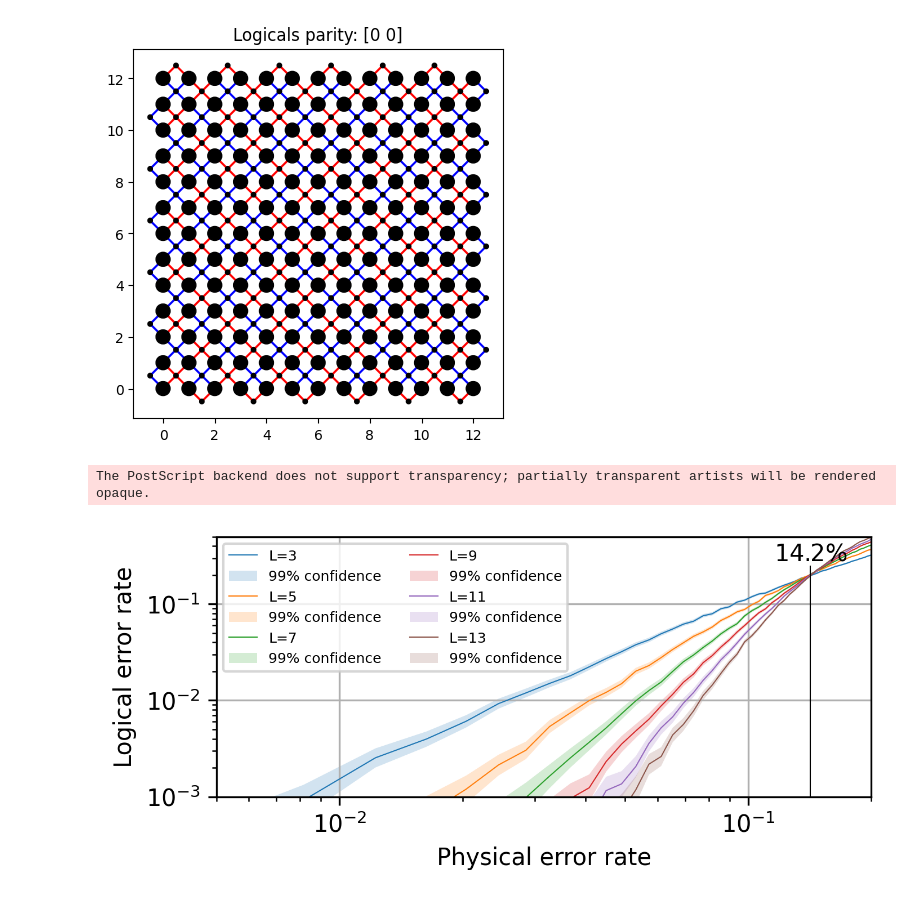
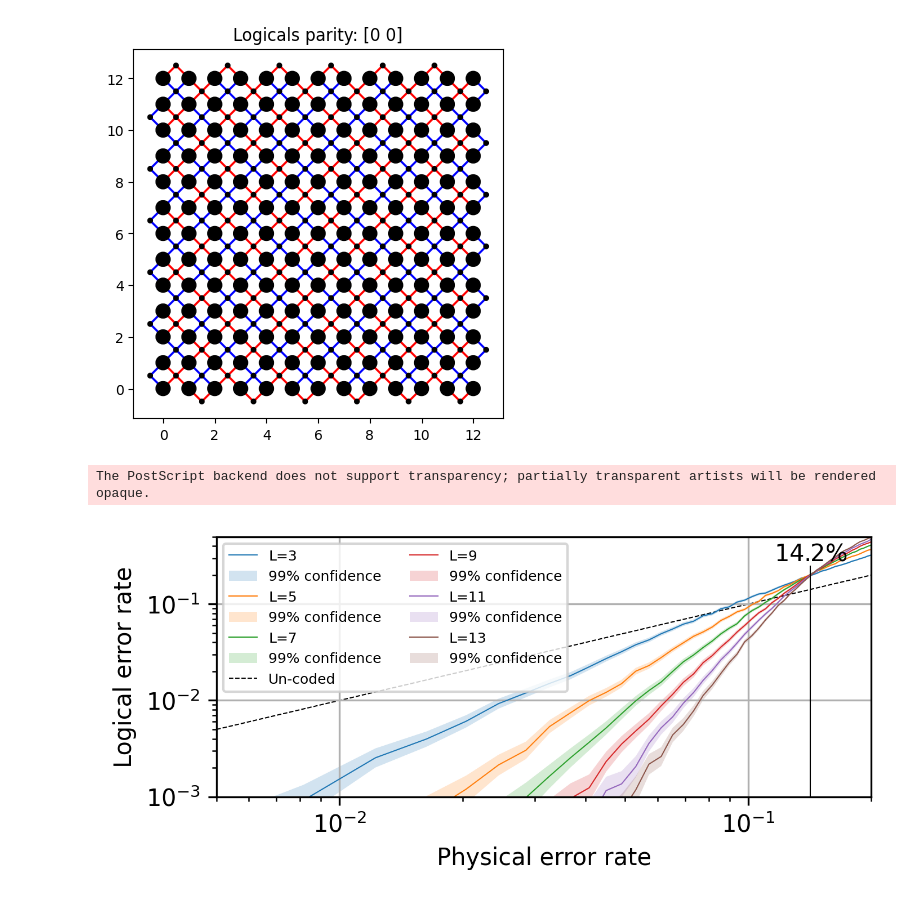
Before and after one commit to JuliusRye/QEC, a Jupyter notebook: Modules/fig_thesshold.ipynb, the cells around one changed output. Cells and saved outputs as stored; diff of their text form; code cells hidden in the pictures.

```diff
--- a/Modules/fig_thesshold.ipynb
+++ b/Modules/fig_thesshold.ipynb
@@ -130,35 +130,40 @@ for j, l in enumerate(distances):
     dist = beta(alpha_param, beta_param)
 
     # Plot mean logical error rate
     plt.plot(err_physical, mean, '-', lw=0.5, label=f"L={l}")
 
     # Plot shaded region for standard deviation
     plt.fill_between(err_physical, dist.ppf(.005), dist.ppf(.995), alpha=.2, label=f"99% confidence")
 
+    # Plot the logical error if no QEC is used
+    if l == 7:
+        plt.plot([1E-3, .2], [1E-3, .2], 'k--', lw=.5, label="Un-coded", zorder=0)
+
 plt.vlines([.142], [0], [.25], 'k', lw=.5)
 plt.text(.142, .25, "$14.2\\%$", va='bottom', ha='center', fontsize=10)
 
 plt.legend(fontsize=6, ncols=2)
 plt.gca().xaxis.set_major_formatter(mtick.PercentFormatter(decimals=0, xmax=1.0))
 plt.gca().yaxis.set_major_formatter(mtick.PercentFormatter(decimals=0, xmax=1.0))
 # plt.xlim(err_physical.min(), err_physical.max())
 # plt.ylim(0, .5)
 plt.xlim(5E-3, .2)
 plt.ylim(1E-3, .5)
 plt.xscale("log")
 plt.yscale("log")
 plt.xlabel("Physical error rate")
 plt.ylabel("Logical error rate")
-plt.grid()
+plt.grid(True, which="major", linestyle='-')
+# plt.grid(True, which="minor", linestyle=':')
 
 plt.savefig(f"figs/thresshold_estimate_standard.eps", bbox_inches='tight')
 plt.savefig(f"figs/thresshold_estimate_standard.pdf", bbox_inches='tight')
 plt.savefig(f"figs/thresshold_estimate_standard.png", bbox_inches='tight')
 
 plt.show()
 # %% [output]
 The PostScript backend does not support transparency; partially transparent artists will be rendered opaque.
-[figure, old version]
+[figure, new version]
 # %%
 # plt.figure(figsize=(5, 2), dpi=300)
 
```
Also changed, not shown: 22 other files.
